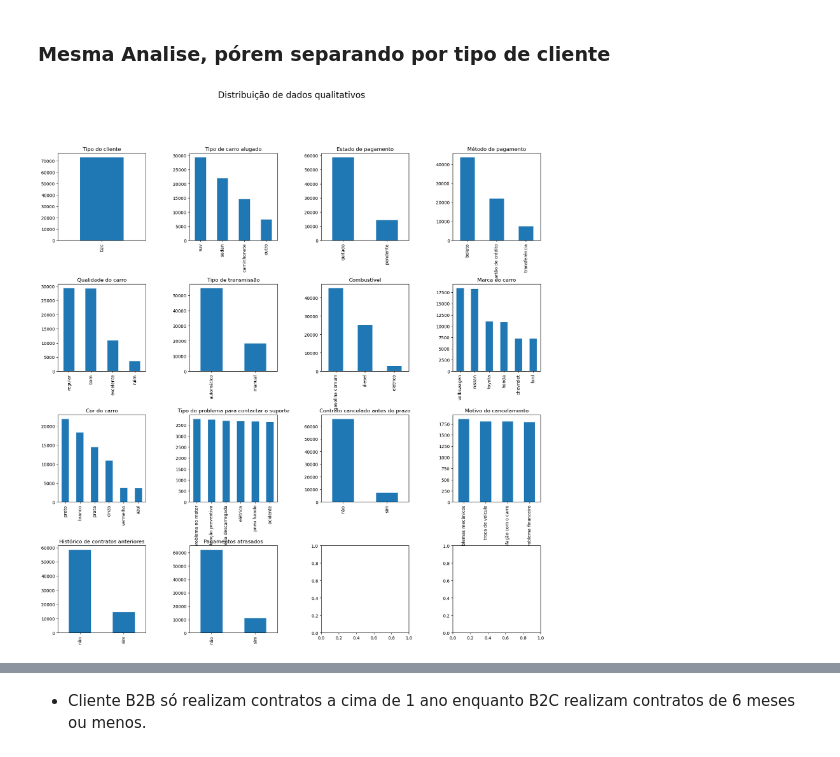
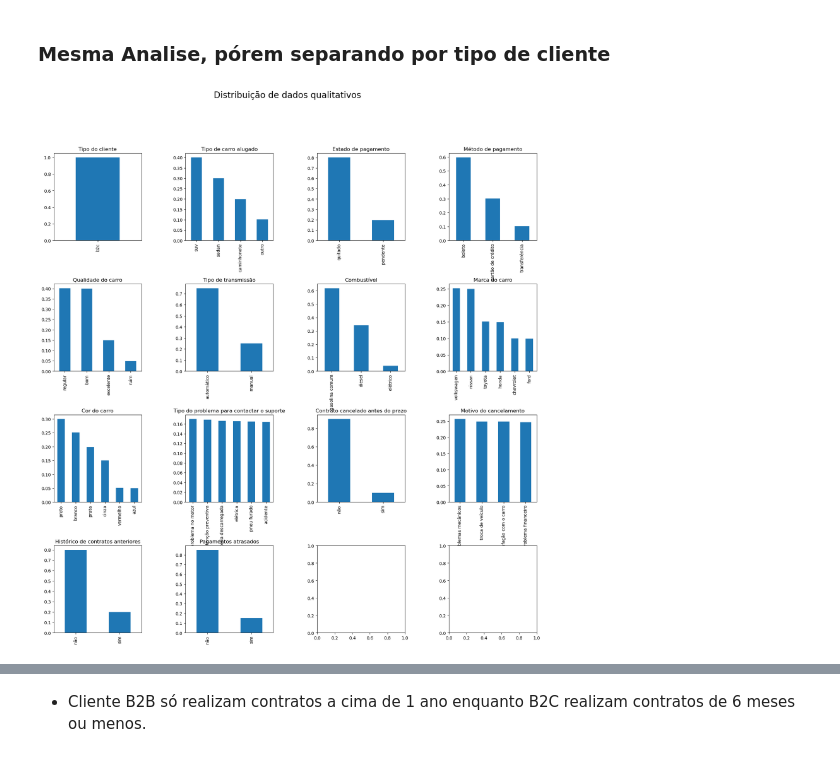
Before and after one commit to Henrique-Albuquerque2/PS-IJR-Grupo10, a Jupyter notebook: AnaliseAluguel.ipynb, the cells around one changed output, grey strips where cells are left out. Drawn from its saved outputs; the diff is of its cells as text; code cells hidden in the pictures.

```diff
--- a/AnaliseAluguel.ipynb
+++ b/AnaliseAluguel.ipynb
@@ -70,7 +116,6 @@ db_alugueis.dropna(how='all', inplace=True)
 db_alugueis = db_alugueis.drop_duplicates()
 
 # Apagando colunas que não serão utilizadas
-db_alugueis.drop(columns=['Interações com o suporte'], inplace=True)
 # %%
 # Passando por cada coluna para tratar ela da melhor forma
 # Utilizando primeiro o display com unique para entender os valores unicos de cada coluna
@@ -134,6 +179,9 @@ db_alugueis['Satisfação do cliente'] = db_alugueis['Satisfação do cliente'].
 
 # Tratando Desconto aplicado no contrato
 db_alugueis['Desconto aplicado no contrato'] = db_alugueis['Desconto aplicado no contrato'].apply(clean_valor_do_contrato)
+
+# Criando coluna valor médio do carro por mês
+db_alugueis['Valor médio do carro por mês'] = db_alugueis['Valor do contrato do aluguel'] / db_alugueis['Tempo de aluguel']
 # %% [markdown]
 ---------------------------------------------------------
 # %% [markdown]
@@ -164,7 +212,7 @@ fig, axs = plt.subplots(4, 4, figsize=(20, 20))
 fig.subplots_adjust(hspace=0.5, wspace=0.5)
 fig.suptitle('Distribuição de dados qualitativos', fontsize=20)
 for col, ax in zip(colunas_qualitativas, axs.ravel()):
-    db_alugueis[col].value_counts().plot(kind='bar', ax=ax, title=col)
+    (db_alugueis[col].value_counts(True) * 100).plot(kind='bar', ax=ax, title=col)
     ax.set_xlabel('')
 plt.show()
 # %% [output]
@@ -171,0 +258,20 @@ plt.show()
+# %%
+# Distribuição dos alugueis dos tipos de carros baseados na marca:
+# Entendendo a quantidade de alugueis de cada tipo de carro para cada marca
+# Vou criar um gráfico histograma para visualizar a distribuição
+fig, ax = plt.subplots(figsize=(15, 4))
+db_alugueis.groupby(['Marca do carro', 'Tipo de carro alugado']).size().unstack().plot(kind='bar', stacked=True, ax=ax)
+ax.set_title('Distribuição dos alugueis dos tipos de carros baseados na marca')
+ax.set_xlabel('Marca do carro')
+ax.set_ylabel('Quantidade de alugueis')
+plt.show()
+
+# Distribuição dos alugueis dos tipos de carros baseados na cor:
+# Entendendo a quantidade de alugueis de cada tipo de carro para cada cor
+# Vou criar um gráfico histograma para visualizar a distribuição
+fig, ax = plt.subplots(figsize=(15, 4))
+db_alugueis.groupby(['Cor do carro', 'Tipo de carro alugado']).size().unstack().plot(kind='bar', stacked=True, ax=ax)
+ax.set_title('Distribuição dos alugueis dos tipos de carros baseados na cor')
+ax.set_xlabel('Cor do carro')
+ax.set_ylabel('Quantidade de alugueis')
+plt.show()
@@ -194,16 +303,16 @@ db_alugueis_b2c = db_alugueis[db_alugueis['Tipo do cliente'] == 'b2c']
 # %%
 fig, axs = plt.subplots(4, 4, figsize=(20, 20))
 fig.subplots_adjust(hspace=0.5, wspace=0.5)
 fig.suptitle('Distribuição de dados qualitativos', fontsize=20)
 
 for col, ax in zip(colunas_qualitativas, axs.ravel()):
-    db_alugueis_b2c[col].value_counts().plot(kind='bar', ax=ax, title=col)
+    db_alugueis_b2c[col].value_counts(True).plot(kind='bar', ax=ax, title=col)
     ax.set_xlabel('')
 plt.show()
 
 db_alugueis_b2c.describe().round(2)
 # %% [output]
-[figure, old version]
+[figure, new version]
 |  | ID do cliente | Tempo de aluguel | Valor do contrato do aluguel | Quilometragem do carro | Idade do carro | ... |
 | count | 73112.00 | 73112.00 | 73112.00 | 73112.00 | 73112.00 | ... |
 | mean | 41737.44 | 2.59 | 15305.59 | 66169.63 | 3.71 | ... |
```
Also changed, not shown: parts of 22 cells of this notebook, 1 other file.
